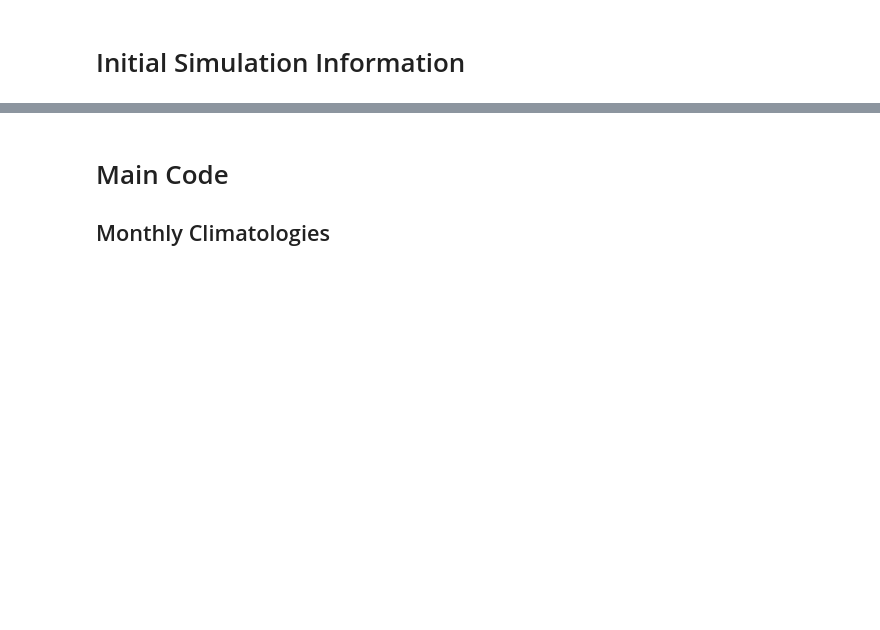
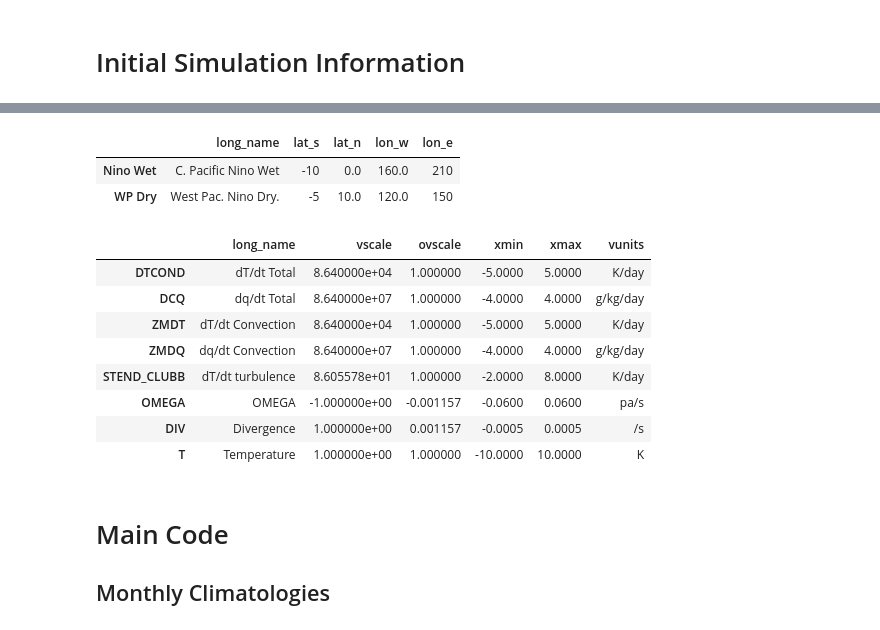
Before and after one commit to swrneale/python-scripts, a Jupyter notebook: vert_proc/mdtf_plot_column.ipynb, the cells around one changed output, grey strips where cells are left out. Saved outputs shown, nothing was run; the diff lists cells and outputs as text; code cells hidden in the pictures; blank space fills up the shorter version.

```diff
--- a/vert_proc/mdtf_plot_column.ipynb
+++ b/vert_proc/mdtf_plot_column.ipynb
@@ -26,17 +27,39 @@ import importlib
 # %% [markdown]
 # Initial Simulation Information
 # %%
+importlib.reload(mypy) # Required because I am constantly editing scam_func.py
+
+''''' Which phase of enso to work with and the nino SST region '''''
+enso_phase = 'nino34'
+
+
+
+''''' Which case to use '''''
 
 #case_desc = np.array(['C6','C5','rC5now','rUW','rUWp','rMG1','rC5p','rC5pm','rZMc','rZMp','rpfrac','rCE2i']) ; pref_out = 'revert'
-case_desc = np.array(['C6','rC5','rCE2i','rUW','rMG1','rC5p','rZMc','rZMp','rpfrac','rTMS','rGW']) ; pref_out = 'revert'
-#case_desc = np.array(['C6','rC5','rCE2i']) ; pref_out = 'test'
+#case_desc = np.array(['C6','rC5','rCE2i','rUW','rMG1','rC5p','rZMc','rZMp','rpfrac','rTMS','rGW']) ; pref_out = 'revert'
+#case_desc = np.array(['C6','rC5']) ; pref_out = 'test'
+#case_type = np.array(['cam','cam'])
+
+case_desc = np.array(['ERA5']) ; pref_out = 'ERA5_test'
+case_type = np.array(['reanal'])
+
+
+''''' Season to examine '''''
 
 #month_ave = np.array(["Jul","Aug","Sep","Oct","Nov"])
 month_ave = np.array(["Jan","Feb","Dec"])
 
+
 clim_anal = False
 
-years_hist = [1979,1990] # Year range of history files to read.
+''''' Years for the analysis '''''
+
+years_data = [1979,1990] # Year range of history files to read.
+
+
+
+''''' Directory Information '''''
 
 dir_croot = '/glade/p/cgd/amp/people/hannay/amwg/climo/' # Directories with climo files
 dir_hroot = '/glade/p/cgd/amp/amwg/runs/' # Run firectories with history files
@@ -50,9 +73,13 @@ dir_obs = '/glade/p/cesm/amwg/amwg_data/obs_data/'
 
 
 
-## Variable description ##
+''''' Variable description '''''
 
-var_name = 'OMEGA'
+var_cam = 'T'
+
+
+
+
 
 ## Variables ##
 
@@ -65,6 +92,15 @@ var_desc['ZMDQ']   = ['dq/dt Convection',86400.*1000., 1.,-4.,4.,'g/kg/day']
 var_desc['STEND_CLUBB'] = ['dT/dt turbulence',86400./1004., 1. ,-2.,8.,'K/day']
 var_desc['OMEGA'] = ['OMEGA',-1., -100./86400., -0.06,0.06,'pa/s']
 var_desc['DIV'] = ['Divergence',1., 100./86400., -0.0005,0.0005,'/s']
+var_desc['T'] = ['Temperature',1., 1., -10.,10.,'K']
+
+''''' Named Regions '''''
+
+reg_names = {}
+
+reg_names['Nino Wet'] = ['C. Pacific Nino Wet',-10,0.,160.,210]  # Core of nino precip signal
+reg_names['WP Dry']   = ['West Pac. Nino Dry.',-5,10.,120.,150]  # Core of W. Pacific signal
+#reg_names['Conv U']   = ['Convergence Min',25,50.,160,190]       # Core of RWS convergence min.
 
 
 
@@ -78,17 +114,9 @@ p_levs = np.arange(ppmin,ppmax,50.)
 
 
 ###### NAMES CATALOGUE ######
-sim_names = cam_revert_list()
+#sim_names = cam_revert_list()
 #sim_names = cam_vres_list()
-
-
-### Named Regions ###
-
-reg_names = {}
-
-reg_names['Nino Wet'] = ['C. Pacific Nino Wet',-10,0.,160.,210]  # Core of nino precip signal
-reg_names['WP Dry']   = ['West Pac. Nino Dry.',-5,10.,120.,150]  # Core of W. Pacific signal
-reg_names['Conv U']   = ['Convergence Min',25,50.,160,190]       # Core of RWS convergence min.
+sim_names = mypy.cam_reanal_list()
 
 
 
@@ -98,7 +126,7 @@ reg_names['Conv U']   = ['Convergence Min',25,50.,160,190]       # Core of RWS c
 reg_df = pd.DataFrame.from_dict(reg_names, orient='index',columns=['long_name','lat_s','lat_n','lon_w','lon_e'])
 var_df = pd.DataFrame.from_dict(var_desc, orient='index',columns=['long_name','vscale','ovscale','xmin','xmax','vunits'])
 
-print(reg_df)
+display(reg_df)
 print()
-print(var_df)
+display(var_df)
 # %% [output]
@@ -122,3 +133,15 @@ DIV                /s
+|  | long_name | lat_s | lat_n | lon_w | lon_e |
+| Nino Wet | C. Pacific Nino Wet | -10 | 0.0 | 160.0 | 210 |
+| WP Dry | West Pac. Nino Dry. | -5 | 10.0 | 120.0 | 150 |
+|  | long_name | vscale | ovscale | xmin | xmax | vunits |
+| DTCOND | dT/dt Total | 8.640000e+04 | 1.000000 | -5.0000 | 5.0000 | K/day |
+| DCQ | dq/dt Total | 8.640000e+07 | 1.000000 | -4.0000 | 4.0000 | g/kg/day |
+| ZMDT | dT/dt Convection | 8.640000e+04 | 1.000000 | -5.0000 | 5.0000 | K/day |
+| ZMDQ | dq/dt Convection | 8.640000e+07 | 1.000000 | -4.0000 | 4.0000 | g/kg/day |
+| STEND_CLUBB | dT/dt turbulence | 8.605578e+01 | 1.000000 | -2.0000 | 8.0000 | K/day |
+| OMEGA | OMEGA | -1.000000e+00 | -0.001157 | -0.0600 | 0.0600 | pa/s |
+| DIV | Divergence | 1.000000e+00 | 0.001157 | -0.0005 | 0.0005 | /s |
+| T | Temperature | 1.000000e+00 | 1.000000 | -10.0000 | 10.0000 | K |
 # %% [markdown]
 # Main Code
 ## Monthly Climatologies
```
Also changed, not shown: parts of 5 cells of this notebook, 5 other files.
